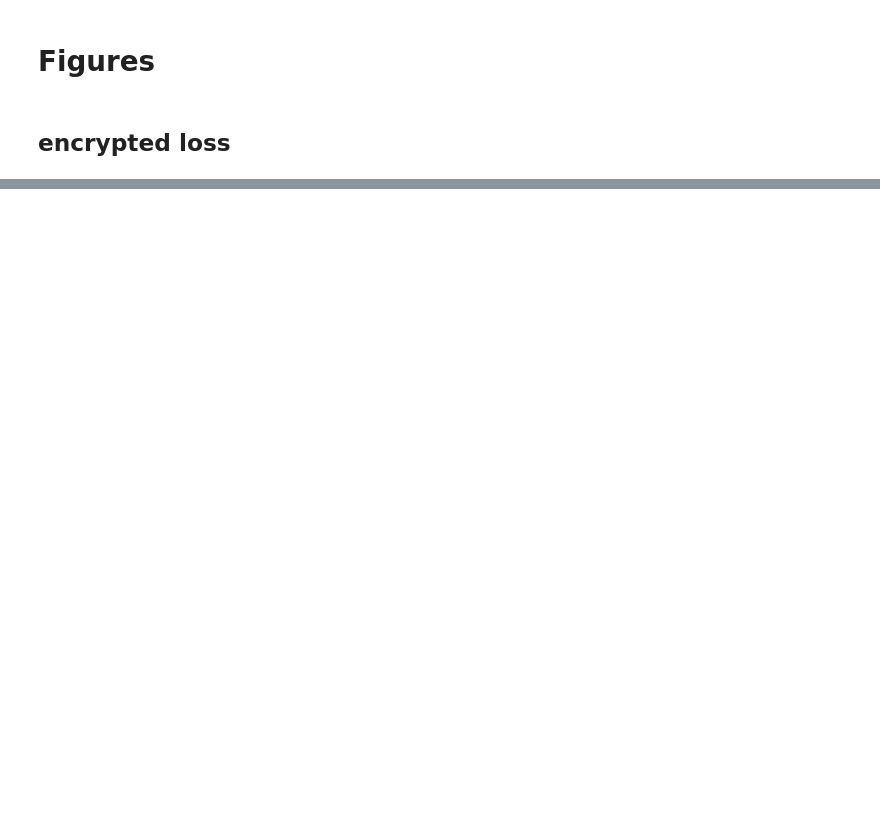
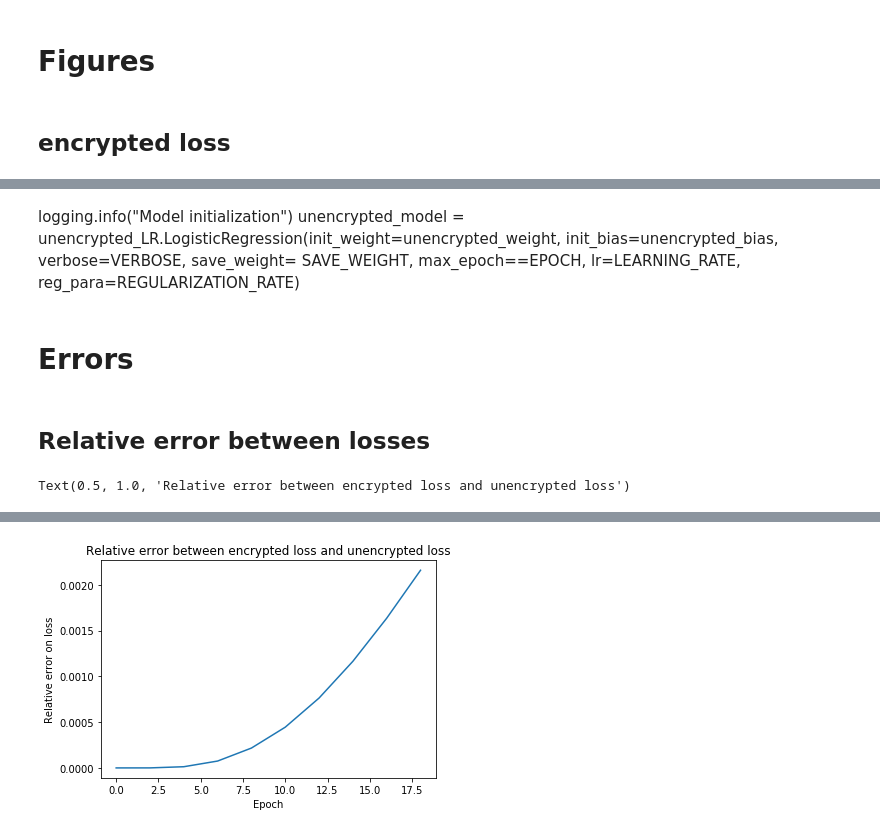
Before and after one commit to arthurPignet/privacy-preserving-titanic-challenge, a Jupyter notebook: ckks_titanic/notebooks/2-ap-main.ipynb, the cells around one changed output, grey strips where cells are left out. Saved outputs shown, nothing was run; the diff lists cells and outputs as text; code cells hidden in the pictures; blank space fills up the shorter version.

```diff
--- a/ckks_titanic/notebooks/2-ap-main.ipynb
+++ b/ckks_titanic/notebooks/2-ap-main.ipynb
@@ -438,0 +454,20 @@ Text(0.5, 1.0, 'Loss evolution')
+# %% [markdown]
+logging.info("Model initialization")
+unencrypted_model = unencrypted_LR.LogisticRegression(init_weight=unencrypted_weight,
+                                                      init_bias=unencrypted_bias,
+                                                      verbose=VERBOSE,
+                                                      save_weight= SAVE_WEIGHT,
+                                                      max_epoch==EPOCH,
+                                                      lr=LEARNING_RATE,
+                                                      reg_para=REGULARIZATION_RATE)
+# %% [markdown]
+# Errors
+# %% [markdown]
+## Relative error between losses
+# %%
+plt.plot([i*VERBOSE for i in range(len(model.loss_list))], [np.power(np.array(model.loss_list[i])-np.array(unencrypted_model.loss_list[i]),2)/np.power(unencrypted_model.loss_list[i],2) for i in range(len(model.loss_list))])
+plt.xlabel('Epoch')
+plt.ylabel('Relative error on loss')
+plt.title('Relative error between encrypted loss and unencrypted loss')
+# %% [output]
+Text(0.5, 1.0, 'Relative error between encrypted loss and unencrypted loss')
@@ -438,0 +479 @@ Text(0.5, 1.0, 'Loss evolution')
+[figure, added]
```
Also changed, not shown: parts of 18 cells of this notebook.
